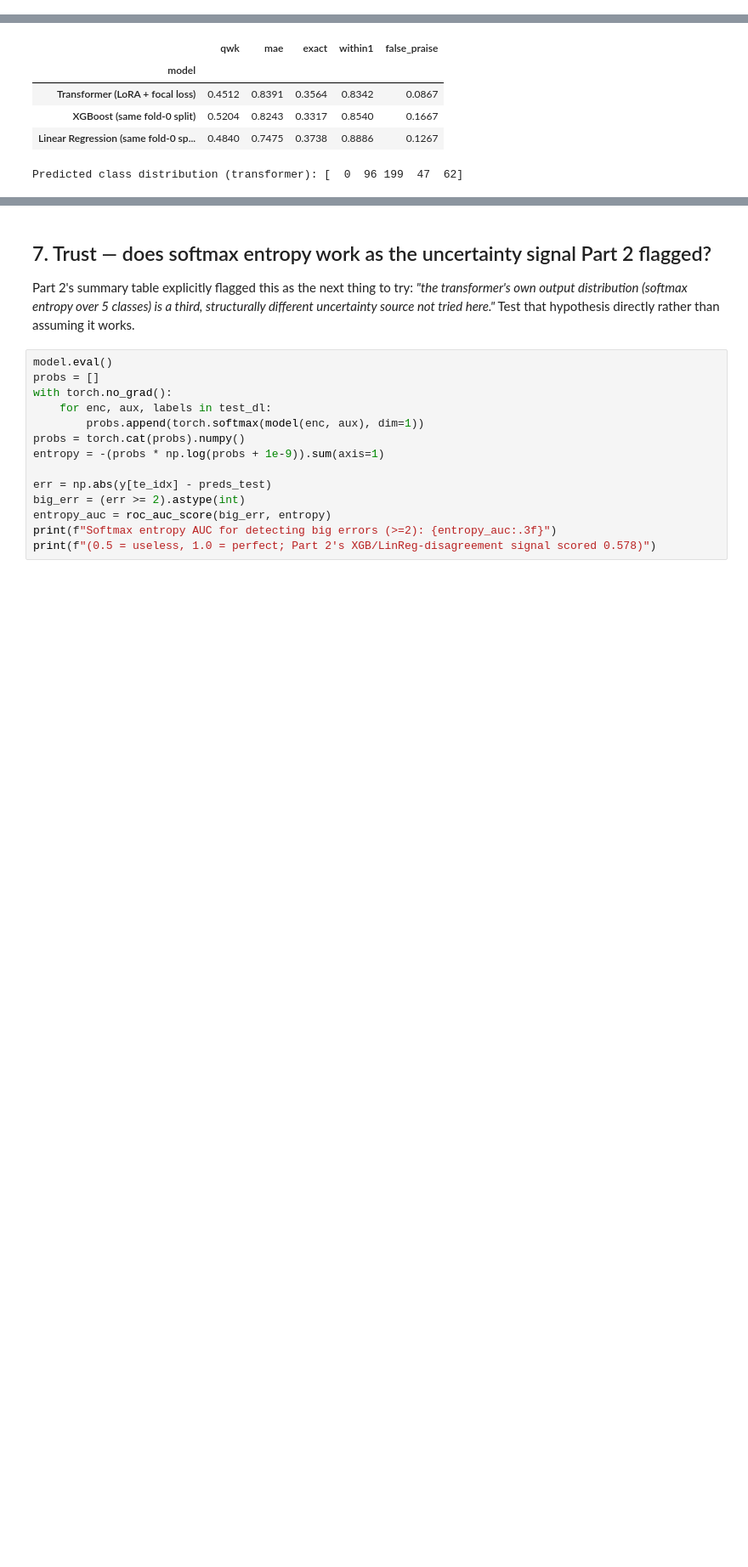
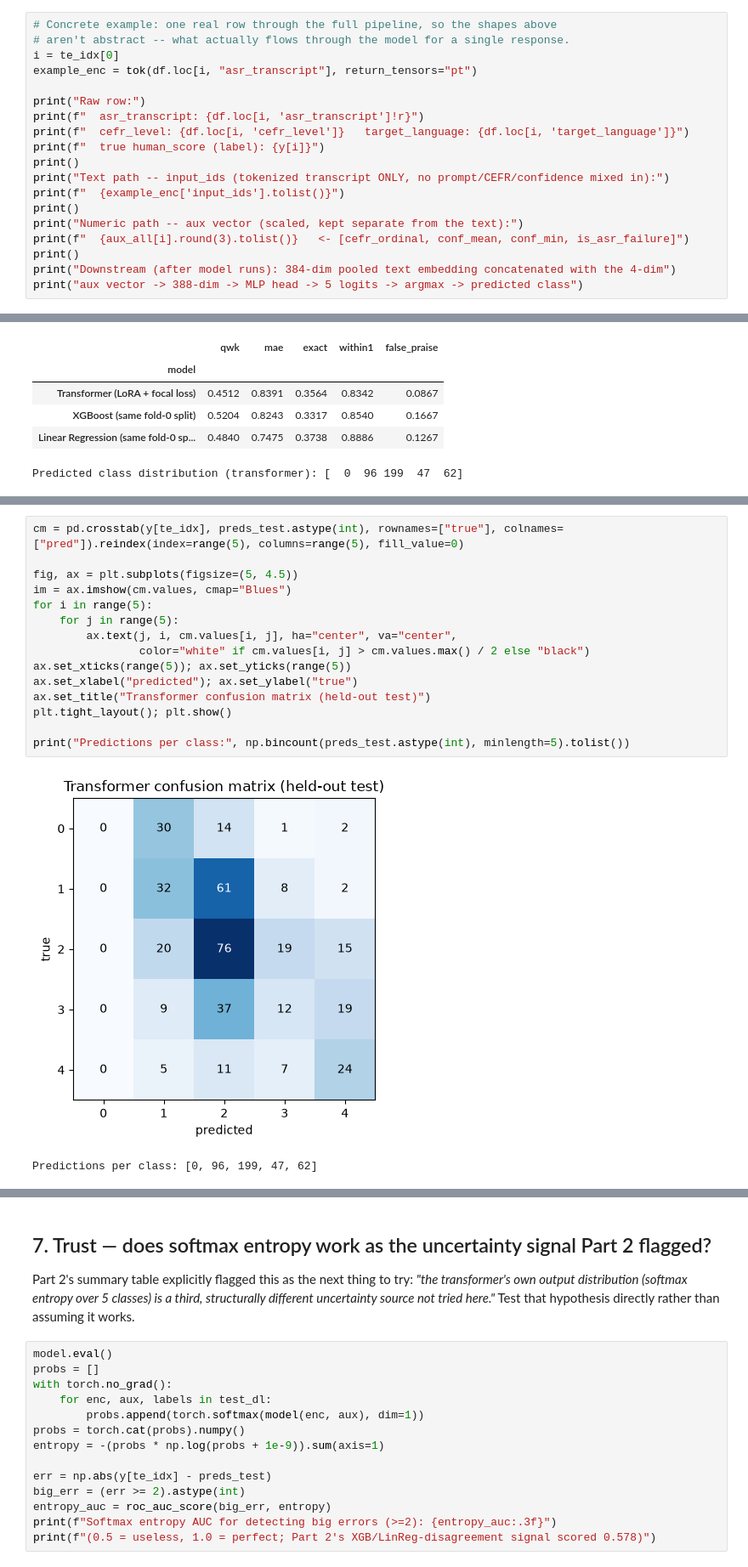
Before and after one commit to rahul-srinivas08/learner-response-scoring, a Jupyter notebook: Part_3_Transformer.ipynb, the cells around one changed output, grey strips where cells are left out. Shown at 85% size. Cells and saved outputs as stored; diff of their text form; blank space fills up the shorter version.

```diff
--- a/Part_3_Transformer.ipynb
+++ b/Part_3_Transformer.ipynb
@@ -115,0 +156,19 @@ inner_train=1458  inner_val=138  held_out_test=404
+# %%
+# Concrete example: one real row through the full pipeline, so the shapes above
+# aren't abstract -- what actually flows through the model for a single response.
+i = te_idx[0]
+example_enc = tok(df.loc[i, "asr_transcript"], return_tensors="pt")
+
+print("Raw row:")
+print(f"  asr_transcript: {df.loc[i, 'asr_transcript']!r}")
+print(f"  cefr_level: {df.loc[i, 'cefr_level']}   target_language: {df.loc[i, 'target_language']}")
+print(f"  true human_score (label): {y[i]}")
+print()
+print("Text path -- input_ids (tokenized transcript ONLY, no prompt/CEFR/confidence mixed in):")
+print(f"  {example_enc['input_ids'].tolist()}")
+print()
+print("Numeric path -- aux vector (scaled, kept separate from the text):")
+print(f"  {aux_all[i].round(3).tolist()}   <- [cefr_ordinal, conf_mean, conf_min, is_asr_failure]")
+print()
+print("Downstream (after model runs): 384-dim pooled text embedding concatenated with the 4-dim")
+print("aux vector -> 388-dim -> MLP head -> 5 logits -> argmax -> predicted class")
@@ -271,0 +355,18 @@ Predicted class distribution (transformer): [  0  96 199  47  62]
+# %%
+cm = pd.crosstab(y[te_idx], preds_test.astype(int), rownames=["true"], colnames=["pred"]).reindex(index=range(5), columns=range(5), fill_value=0)
+
+fig, ax = plt.subplots(figsize=(5, 4.5))
+im = ax.imshow(cm.values, cmap="Blues")
+for i in range(5):
+    for j in range(5):
+        ax.text(j, i, cm.values[i, j], ha="center", va="center",
+                color="white" if cm.values[i, j] > cm.values.max() / 2 else "black")
+ax.set_xticks(range(5)); ax.set_yticks(range(5))
+ax.set_xlabel("predicted"); ax.set_ylabel("true")
+ax.set_title("Transformer confusion matrix (held-out test)")
+plt.tight_layout(); plt.show()
+
+print("Predictions per class:", np.bincount(preds_test.astype(int), minlength=5).tolist())
+# %% [output]
+[figure, added]
+Predictions per class: [0, 96, 199, 47, 62]
```
Also changed, not shown: parts of 13 cells of this notebook, 1 other file.
